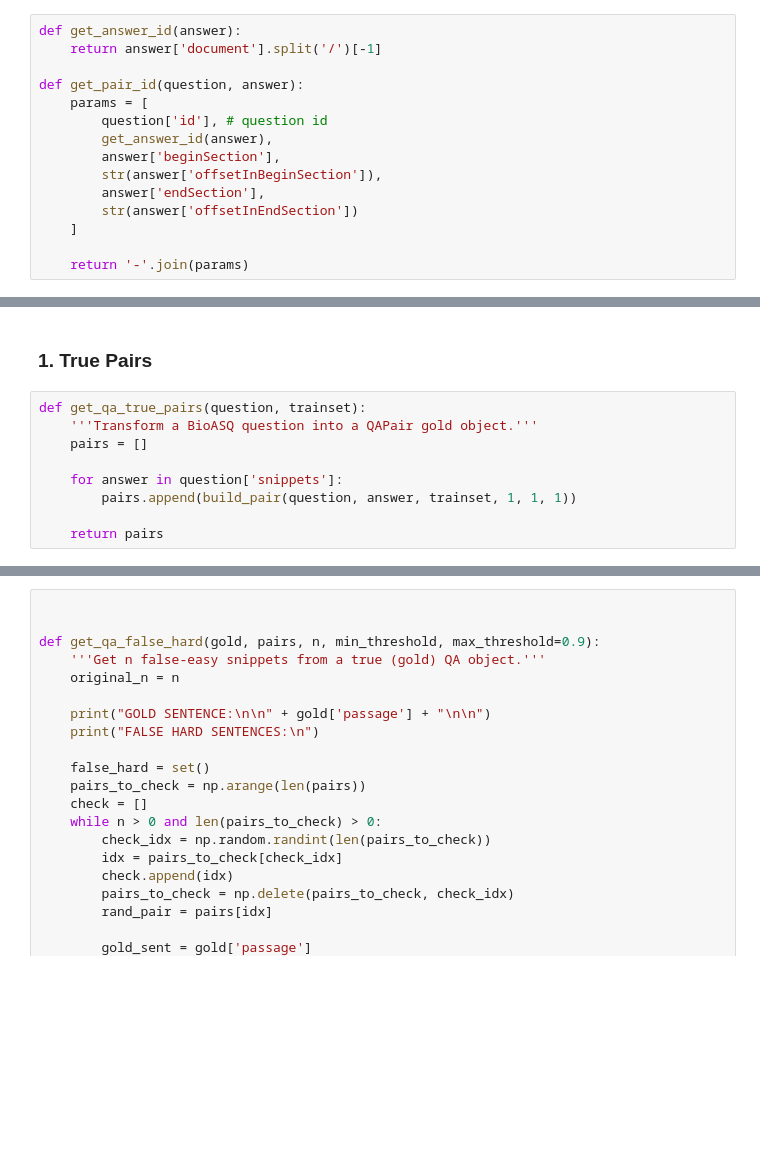
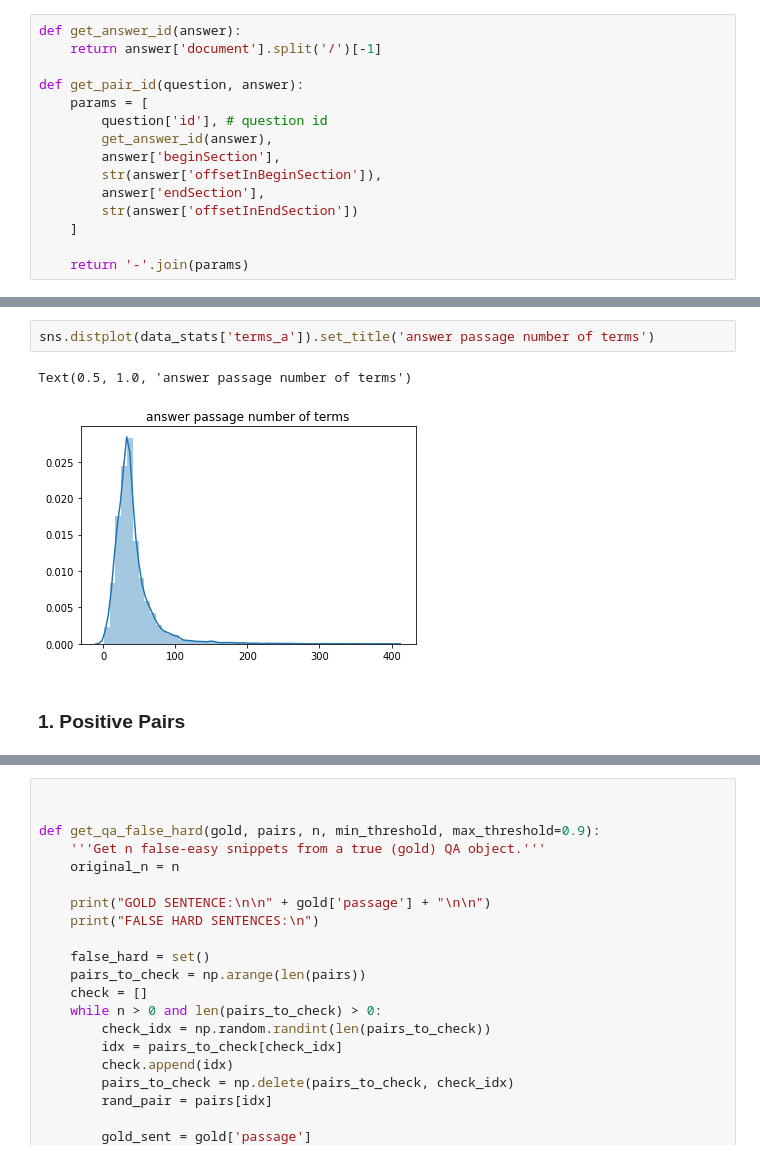
Before and after one commit to andresrosso/bioasqdataset, a Jupyter notebook: QAPair.ipynb, the cells around one changed output, grey strips where cells are left out. Saved outputs shown, nothing was run; the diff lists cells and outputs as text; blank space fills up the shorter version.

```diff
--- a/QAPair.ipynb
+++ b/QAPair.ipynb
@@ -98,11 +224,7 @@ def build_pair(question, answer, trainset, is_answer, doc_related, bioSentVecCos
+# %%
+sns.distplot(data_stats['terms_a']).set_title('answer passage number of terms')
+# %% [output]
+Text(0.5, 1.0, 'answer passage number of terms')
+[figure, added]
 # %% [markdown]
-### 1. True Pairs
+### 1. Positive Pairs
-# %%
-def get_qa_true_pairs(question, trainset):
-    '''Transform a BioASQ question into a QAPair gold object.'''
-    pairs = []
-
-    for answer in question['snippets']:
-        pairs.append(build_pair(question, answer, trainset, 1, 1, 1))
-
-    return pairs
```
Also changed, not shown: parts of 49 cells of this notebook, 13 other files.
